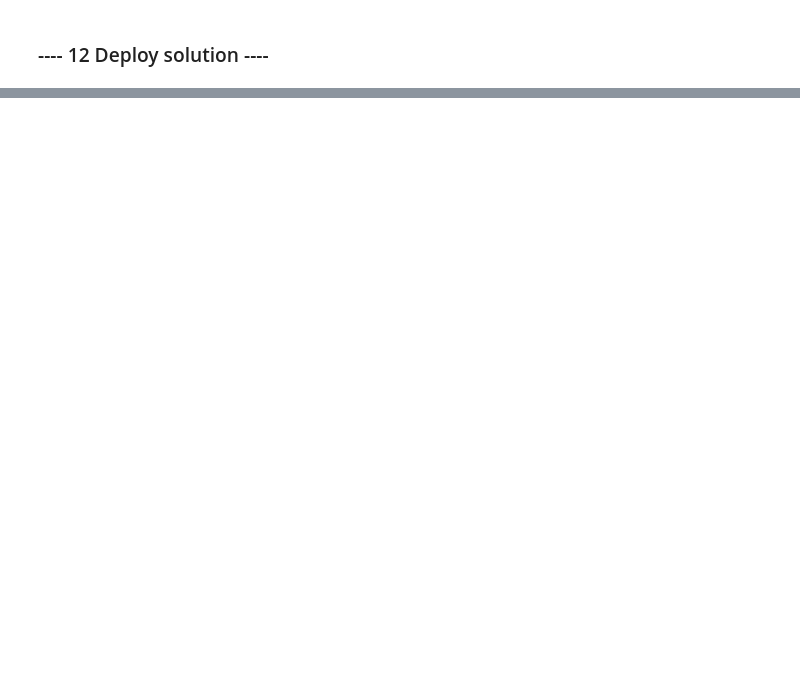
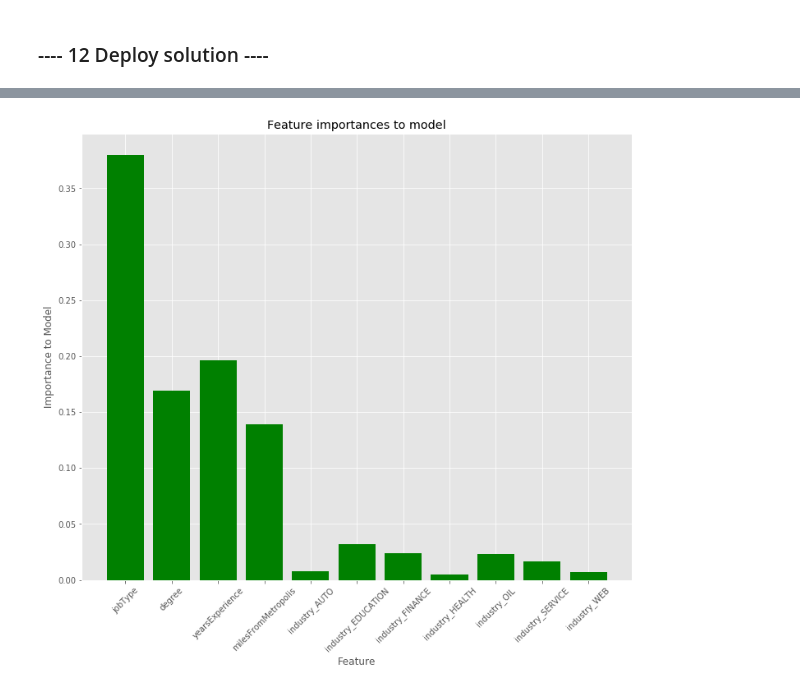
Before and after one commit to z-yoscovits/salarypredictionportfolio, a Jupyter notebook: SalaryPrediction.ipynb, the cells around one changed output, grey strips where cells are left out. Saved outputs shown, nothing was run; the diff lists cells and outputs as text; code cells hidden in the pictures; blank space fills up the shorter version.

```diff
--- a/SalaryPrediction.ipynb
+++ b/SalaryPrediction.ipynb
@@ -27,0 +101,4 @@ __email__ = "your email here"
+# %%
+#Merge
+train_df = pd.merge(train_features, train_salaries, on='jobId')
+train_df.head()
@@ -27,0 +113,8 @@ __email__ = "your email here"
+# %%
+#look for outliers using IQR rule
+salary_stats = train_df.salary.describe()
+IQR = salary_stats['75%'] - salary_stats['25%']
+upper_limit = salary_stats['75%'] + 1.5* IQR
+lower_limit = salary_stats['25%'] - 1.5* IQR
+print('Upper limit is', upper_limit)
+print('Lower limit is', lower_limit)
@@ -92,0 +564,7 @@ We'll skip this step since we don't have the outcomes for the test data
+# %%
+importances = final_model.feature_importances_
+# %%
+feature_importance = pd.DataFrame()
+feature_importance['feature']= tr_features.columns
+feature_importance['importance'] = importances
+feature_importance
@@ -92,0 +584,13 @@ We'll skip this step since we don't have the outcomes for the test data
+# %%
+plt.style.use('ggplot')
+
+fig = plt.figure(figsize=(12, 10))
+plt.bar(feature_importance['feature'], feature_importance['importance'], color='green')
+plt.xlabel("Feature")
+plt.ylabel("Importance to Model")
+plt.title("Feature importances to model")
+plt.xticks(rotation=45)
+
+plt.show()
+# %% [output]
+[figure, added]
```
Also changed, not shown: parts of 79 cells of this notebook, 1 other file.
